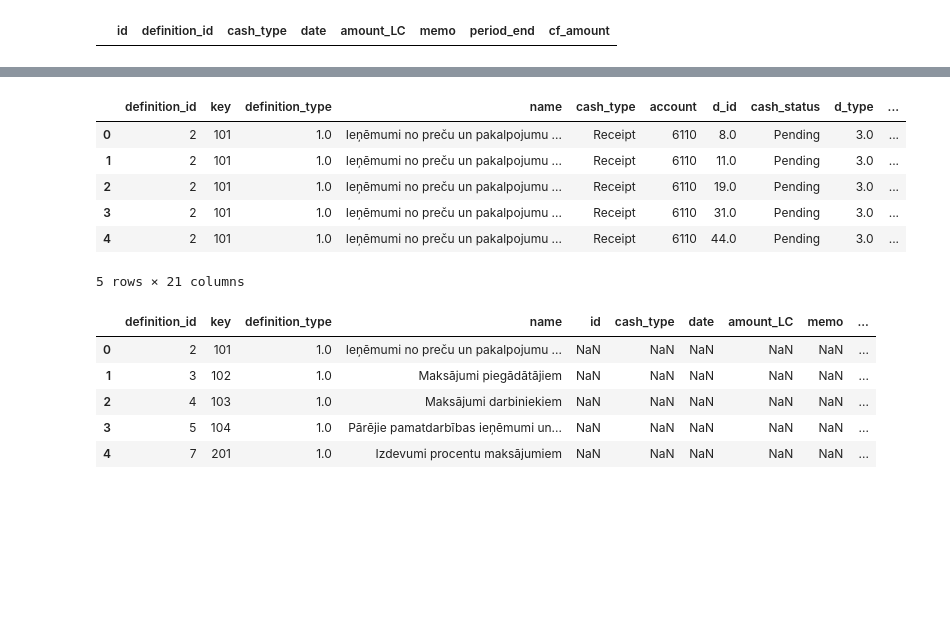
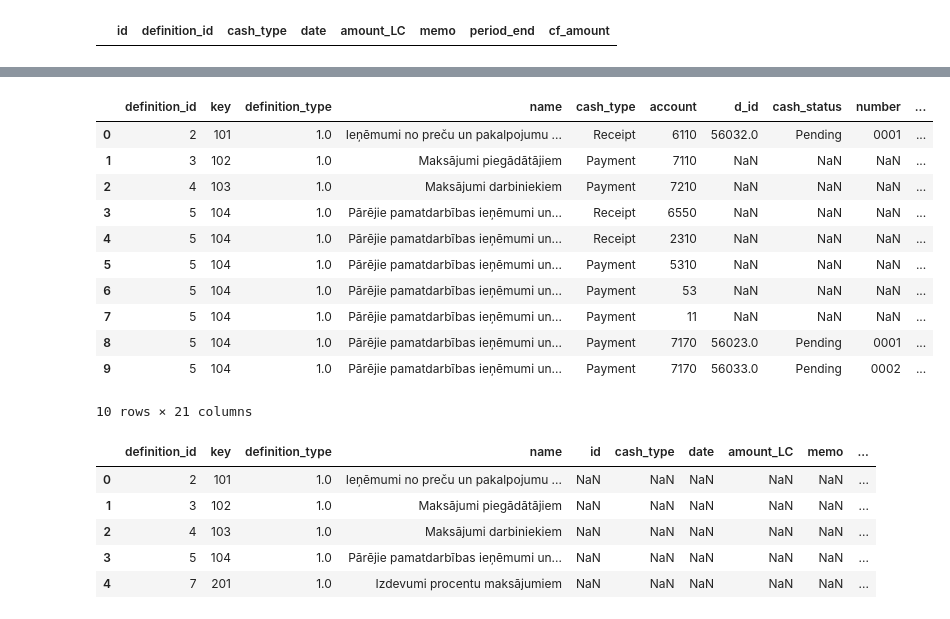
Before and after one commit to aigarzs/cash-flow, a Jupyter notebook: jupyter/cash_flow_final.ipynb, the cells around one changed output, grey strips where cells are left out. Saved outputs shown, nothing was run; the diff lists cells and outputs as text; code cells hidden in the pictures; blank space fills up the shorter version.

```diff
--- a/jupyter/cash_flow_final.ipynb
+++ b/jupyter/cash_flow_final.ipynb
@@ -26,10 +26,10 @@ engine = create_engine("sqlite:///../data/database.db", echo=False)
 # -------------------
 
 date_from = "2025-05-01"
-date_through = "2025-06-30"
+date_through = "2025-09-30"
 
 # Choose period granularity: "day", "week", "month", "quarter", "year"
-period = "day"
+period = "week"
 # %%
 # Mapping period to offset (end of period)
 period_offsets = {
@@ -66,14 +66,14 @@ definition_totals_df = pd.read_sql_table("E01_CashFlowDefinitionTotals", engine)
 # %%
 # Ensure required columns and formats
 
-actual['period_end'] = pd.to_datetime(actual['d_date'], format='mixed', errors='coerce').apply(lambda d: date_offset.rollforward(d) if pd.notnull(d) else pd.NaT)
-actual['cf_amount'] = np.where(actual['gl_entry_type'] == 'CR', actual['gl_amount_LC'], -actual['gl_amount_LC'])
+actual['period_end'] = pd.to_datetime(actual['date'], format='mixed', errors='coerce').apply(lambda d: date_offset.rollforward(d) if pd.notnull(d) else pd.NaT)
+actual['cf_amount'] = np.where(actual['entry_type'] == 'CR', actual['amount_LC'], -actual['amount_LC'])
 pending['period_end'] = pd.to_datetime(pending['p_date'], format='mixed', errors='coerce').apply(lambda d: date_offset.rollforward(d) if pd.notnull(d) else pd.NaT)
-pending['cf_amount'] = np.where(pending['gl_entry_type'] == 'CR', pending['gl_amount_LC'], -pending['gl_amount_LC'])
+pending['cf_amount'] = np.where(pending['entry_type'] == 'CR', pending['p_amount_LC'], -pending['p_amount_LC'])
 budgeted['period_end'] = pd.to_datetime(budgeted['date'], format='mixed', errors='coerce').apply(lambda d: date_offset.rollforward(d) if pd.notnull(d) else pd.NaT)
 budgeted['cf_amount'] = np.where(budgeted['cash_type'] == 'Receipt', budgeted['amount_LC'], -budgeted['amount_LC'])
-cash['period_end'] = pd.to_datetime(cash['d_date'], format='mixed', errors='coerce').apply(lambda d: date_offset.rollforward(d) if pd.notnull(d) else pd.NaT)
-cash['cf_amount'] = np.where(cash['gl_entry_type'] == 'DR', cash['gl_amount_LC'], -cash['gl_amount_LC'])
+cash['period_end'] = pd.to_datetime(cash['date'], format='mixed', errors='coerce').apply(lambda d: date_offset.rollforward(d) if pd.notnull(d) else pd.NaT)
+cash['cf_amount'] = np.where(cash['entry_type'] == 'DR', cash['amount_LC'], -cash['amount_LC'])
 
 definition_df.rename(columns={"id":"definition_id"}, inplace=True)
 definition_acc_df = definition_df[definition_df["definition_type"] == 1]
@@ -159,19 +159,24 @@ actual.head()
 pending = pd.merge(definition_accounts_df,
     pending,
     left_on=['cash_type', 'account'],        # Columns in definition_df
-    right_on=['cash_type', 'gl_account'], # Corresponding columns in transactions_df
+    right_on=['cash_type', 'account'], # Corresponding columns in transactions_df
     how='left'
 )
 # %%
-pending.head()
+pending.head(10)
 # %% [output]
-|  | definition_id | key | definition_type | name | cash_type | account | d_id | cash_status | d_type | ... |
-| 0 | 2 | 101 | 1.0 | Ieņēmumi no preču un pakalpojumu ... | Receipt | 6110 | 8.0 | Pending | 3.0 | ... |
-| 1 | 2 | 101 | 1.0 | Ieņēmumi no preču un pakalpojumu ... | Receipt | 6110 | 11.0 | Pending | 3.0 | ... |
-| 2 | 2 | 101 | 1.0 | Ieņēmumi no preču un pakalpojumu ... | Receipt | 6110 | 19.0 | Pending | 3.0 | ... |
-| 3 | 2 | 101 | 1.0 | Ieņēmumi no preču un pakalpojumu ... | Receipt | 6110 | 31.0 | Pending | 3.0 | ... |
-| 4 | 2 | 101 | 1.0 | Ieņēmumi no preču un pakalpojumu ... | Receipt | 6110 | 44.0 | Pending | 3.0 | ... |
+|  | definition_id | key | definition_type | name | cash_type | account | d_id | cash_status | number | ... |
+| 0 | 2 | 101 | 1.0 | Ieņēmumi no preču un pakalpojumu ... | Receipt | 6110 | 56032.0 | Pending | 0001 | ... |
+| 1 | 3 | 102 | 1.0 | Maksājumi piegādātājiem | Payment | 7110 | NaN | NaN | NaN | ... |
+| 2 | 4 | 103 | 1.0 | Maksājumi darbiniekiem | Payment | 7210 | NaN | NaN | NaN | ... |
+| 3 | 5 | 104 | 1.0 | Pārējie pamatdarbības ieņēmumi un... | Receipt | 6550 | NaN | NaN | NaN | ... |
+| 4 | 5 | 104 | 1.0 | Pārējie pamatdarbības ieņēmumi un... | Receipt | 2310 | NaN | NaN | NaN | ... |
+| 5 | 5 | 104 | 1.0 | Pārējie pamatdarbības ieņēmumi un... | Payment | 5310 | NaN | NaN | NaN | ... |
+| 6 | 5 | 104 | 1.0 | Pārējie pamatdarbības ieņēmumi un... | Payment | 53 | NaN | NaN | NaN | ... |
+| 7 | 5 | 104 | 1.0 | Pārējie pamatdarbības ieņēmumi un... | Payment | 11 | NaN | NaN | NaN | ... |
+| 8 | 5 | 104 | 1.0 | Pārējie pamatdarbības ieņēmumi un... | Payment | 7170 | 56023.0 | Pending | 0001 | ... |
+| 9 | 5 | 104 | 1.0 | Pārējie pamatdarbības ieņēmumi un... | Payment | 7170 | 56033.0 | Pending | 0002 | ... |
-5 rows × 21 columns
+10 rows × 21 columns
 # %%
 budgeted = pd.merge(definition_acc_df,
     budgeted,
```
Also changed, not shown: parts of 39 cells of this notebook, 31 other files.
